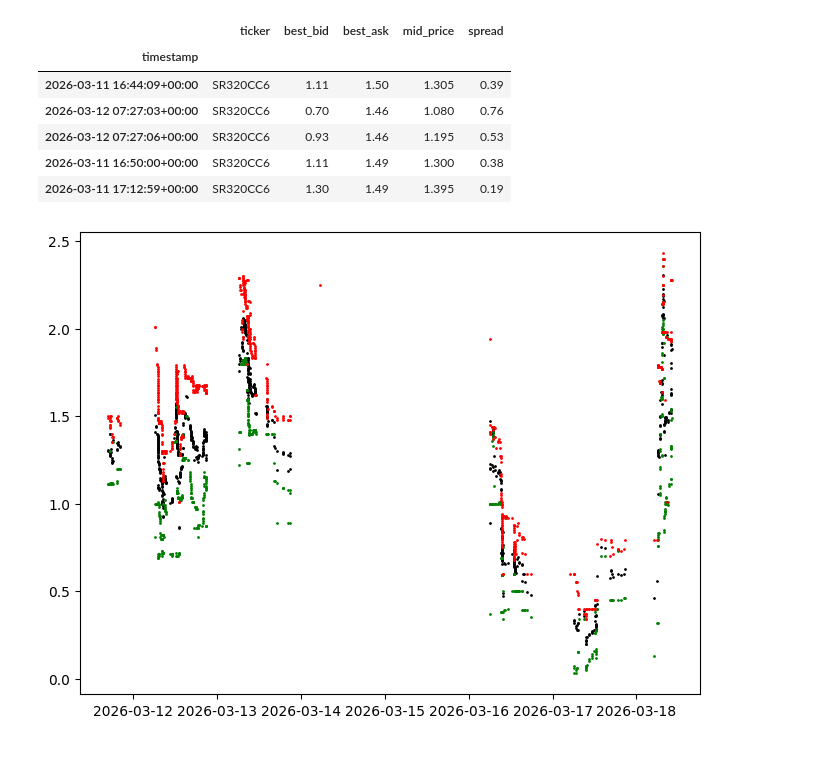
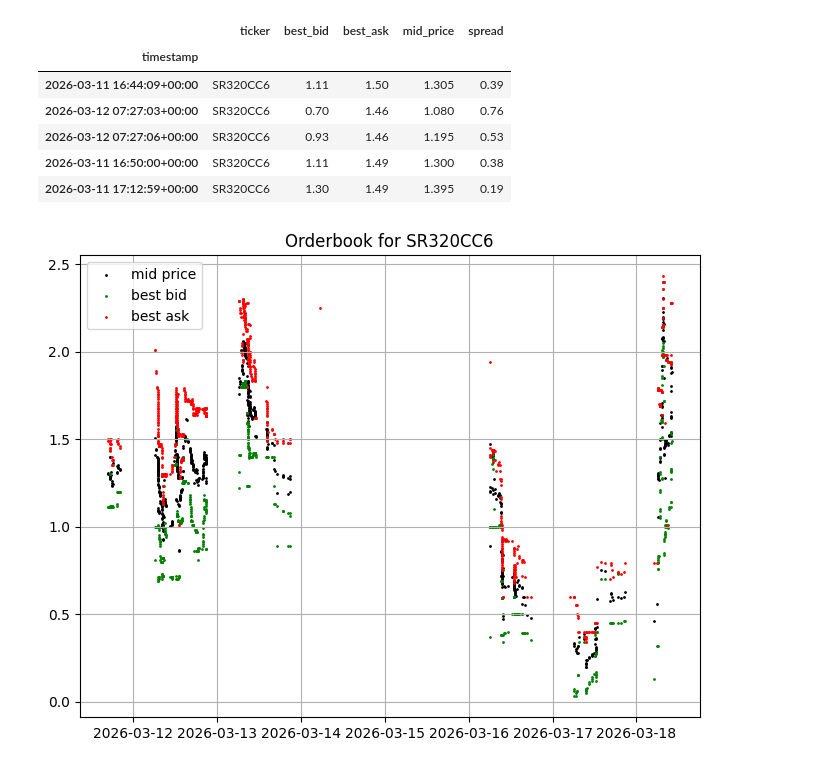
Before and after one commit to SigmaFlowX/Options-Market-Making, a Jupyter notebook: notebooks/live_data_analysis.ipynb, the cells around one changed output. Cells and saved outputs as stored; diff of their text form; code cells hidden in the pictures.

Commit message:
improved orderbook graph

```diff
--- a/notebooks/live_data_analysis.ipynb
+++ b/notebooks/live_data_analysis.ipynb
@@ -56,10 +56,13 @@ df.head()
 # %%
 import matplotlib.pyplot as plt
 
 plt.figure(figsize=(8,6))
-plt.scatter(df.index, df['mid_price'], color="black", s=1)
-plt.scatter(df.index, df['best_bid'], color="green", s=1)
-plt.scatter(df.index, df['best_ask'], color="red", s=1)
+plt.scatter(df.index, df['mid_price'], color="black", s=1, label="mid price")
+plt.scatter(df.index, df['best_bid'], color="green", s=1, label="best bid")
+plt.scatter(df.index, df['best_ask'], color="red", s=1, label="best ask")
+plt.title(f"Orderbook for {ticker}")
+plt.legend()
+plt.grid()
 plt.show()
 # %% [output]
-[figure, old version]
+[figure, new version]
```
